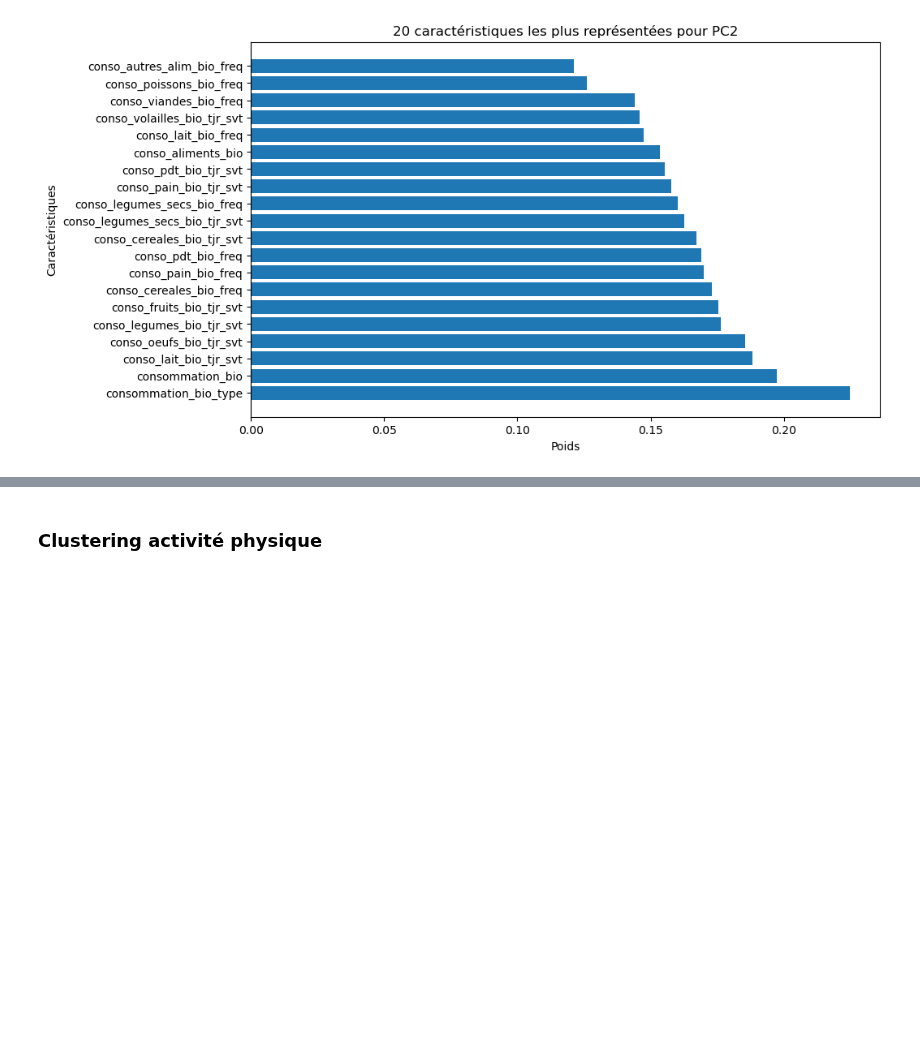
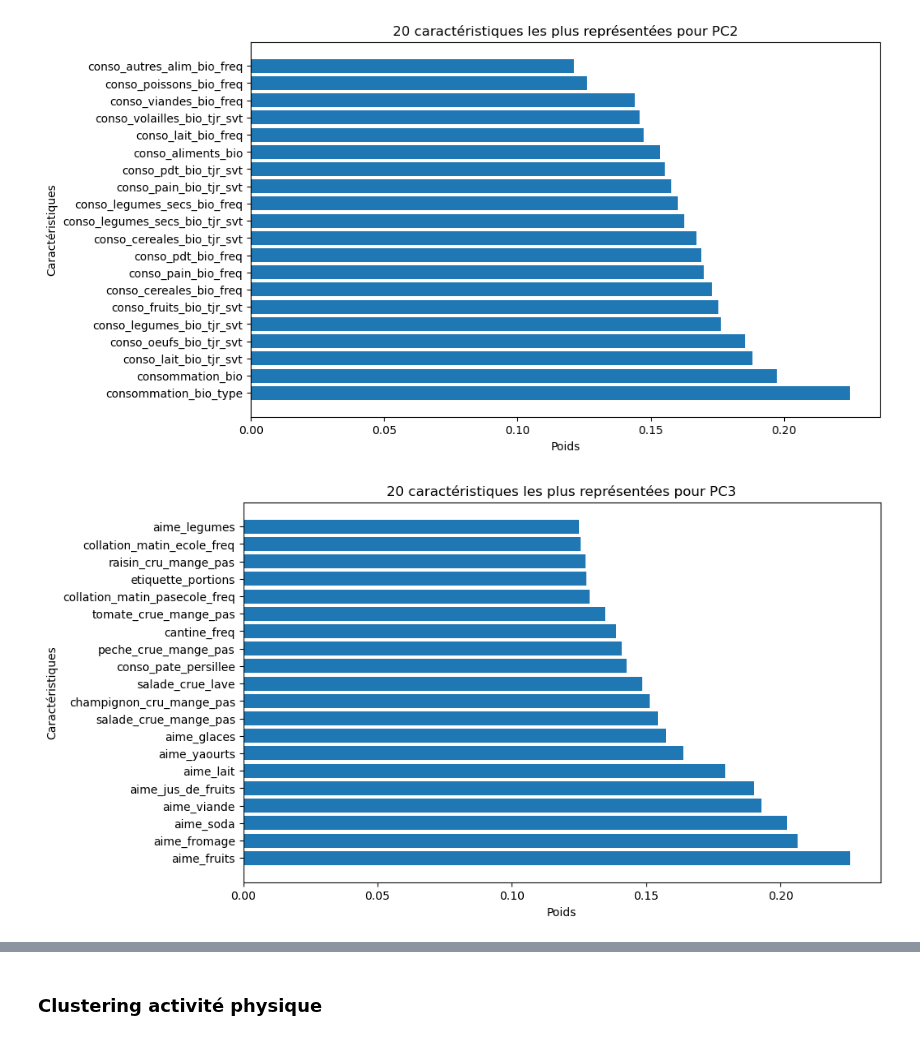
Before and after one commit to InseeFrLab/funathon2023_sujet3, a Jupyter notebook: data_exploration/data_exploration_AP.ipynb, the cells around one changed output, grey strips where cells are left out. Drawn from its saved outputs; the diff is of its cells as text; code cells hidden in the pictures; blank space fills up the shorter version.

```diff
--- a/data_exploration/data_exploration_AP.ipynb
+++ b/data_exploration/data_exploration_AP.ipynb
@@ -332,6 +332,19 @@ plt.ylabel('Caractéristiques')
 plt.show()
 # %% [output]
 [figure]
+# %%
+# Sélectionner les 20 caractéristiques les plus représentées pour PC2
+pc3_top_features = pca_components.iloc[2].nlargest(20)
+
+# Afficher les poids des caractéristiques pour PC3
+plt.figure(figsize=(10, 6))
+plt.barh(pc3_top_features.index, pc3_top_features.values)
+plt.title('20 caractéristiques les plus représentées pour PC3')
+plt.xlabel('Poids')
+plt.ylabel('Caractéristiques')
+plt.show()
+# %% [output]
+[figure, added]
 # %%
 # Afficher le graphique des clusters en 2D
 plt.figure(figsize=(10, 6))
```
Also changed, not shown: parts of 15 cells of this notebook.
